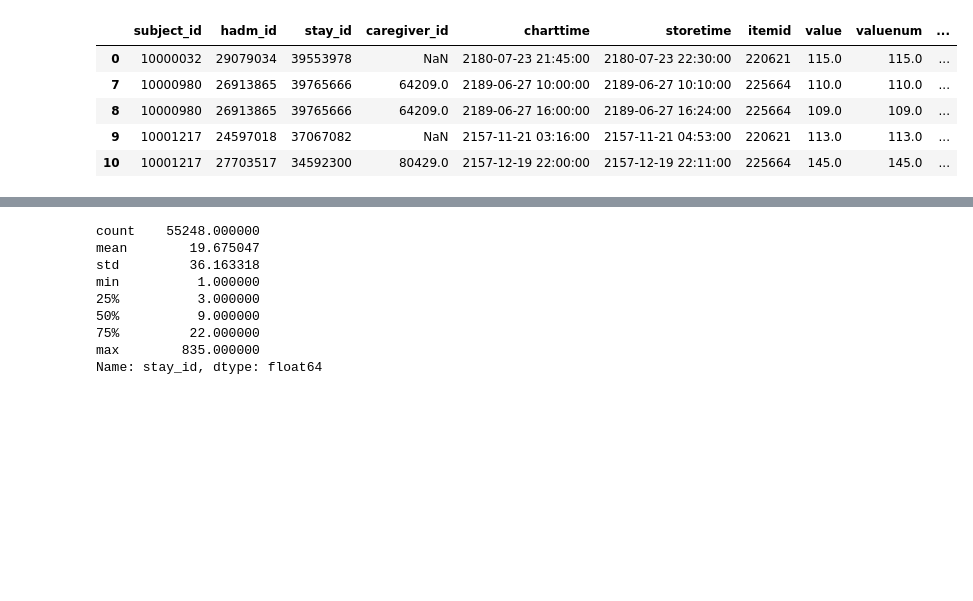
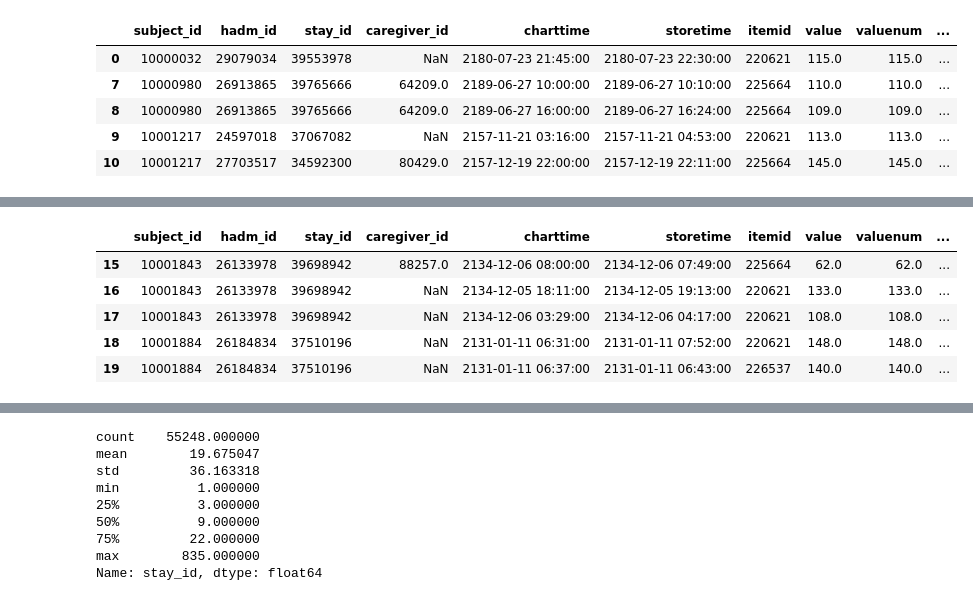
Before and after one commit to Mashal199/DysglycemiaPrediction, a Jupyter notebook: LSTM Model.ipynb, the cells around one changed output, grey strips where cells are left out. Cells and saved outputs as stored; diff of their text form; code cells hidden in the pictures; blank space fills up the shorter version.

```diff
--- a/LSTM Model.ipynb
+++ b/LSTM Model.ipynb
@@ -132,3 +164,13 @@ df_train.head()
+# %%
+df_test = bg_icu[bg_icu['subject_id'].isin(test_subjects)]
+df_test.head()
+# %% [output]
+|  | subject_id | hadm_id | stay_id | caregiver_id | charttime | storetime | itemid | value | valuenum | ... |
+| 15 | 10001843 | 26133978 | 39698942 | 88257.0 | 2134-12-06 08:00:00 | 2134-12-06 07:49:00 | 225664 | 62.0 | 62.0 | ... |
+| 16 | 10001843 | 26133978 | 39698942 | NaN | 2134-12-05 18:11:00 | 2134-12-05 19:13:00 | 220621 | 133.0 | 133.0 | ... |
+| 17 | 10001843 | 26133978 | 39698942 | NaN | 2134-12-06 03:29:00 | 2134-12-06 04:17:00 | 220621 | 108.0 | 108.0 | ... |
+| 18 | 10001884 | 26184834 | 37510196 | NaN | 2131-01-11 06:31:00 | 2131-01-11 07:52:00 | 220621 | 148.0 | 148.0 | ... |
+| 19 | 10001884 | 26184834 | 37510196 | NaN | 2131-01-11 06:37:00 | 2131-01-11 06:43:00 | 226537 | 140.0 | 140.0 | ... |
 # %%
 df_train.sort_values(by=['subject_id','hadm_id','charttime'])
 # %% [output]
```
Also changed, not shown: parts of 24 cells of this notebook.
